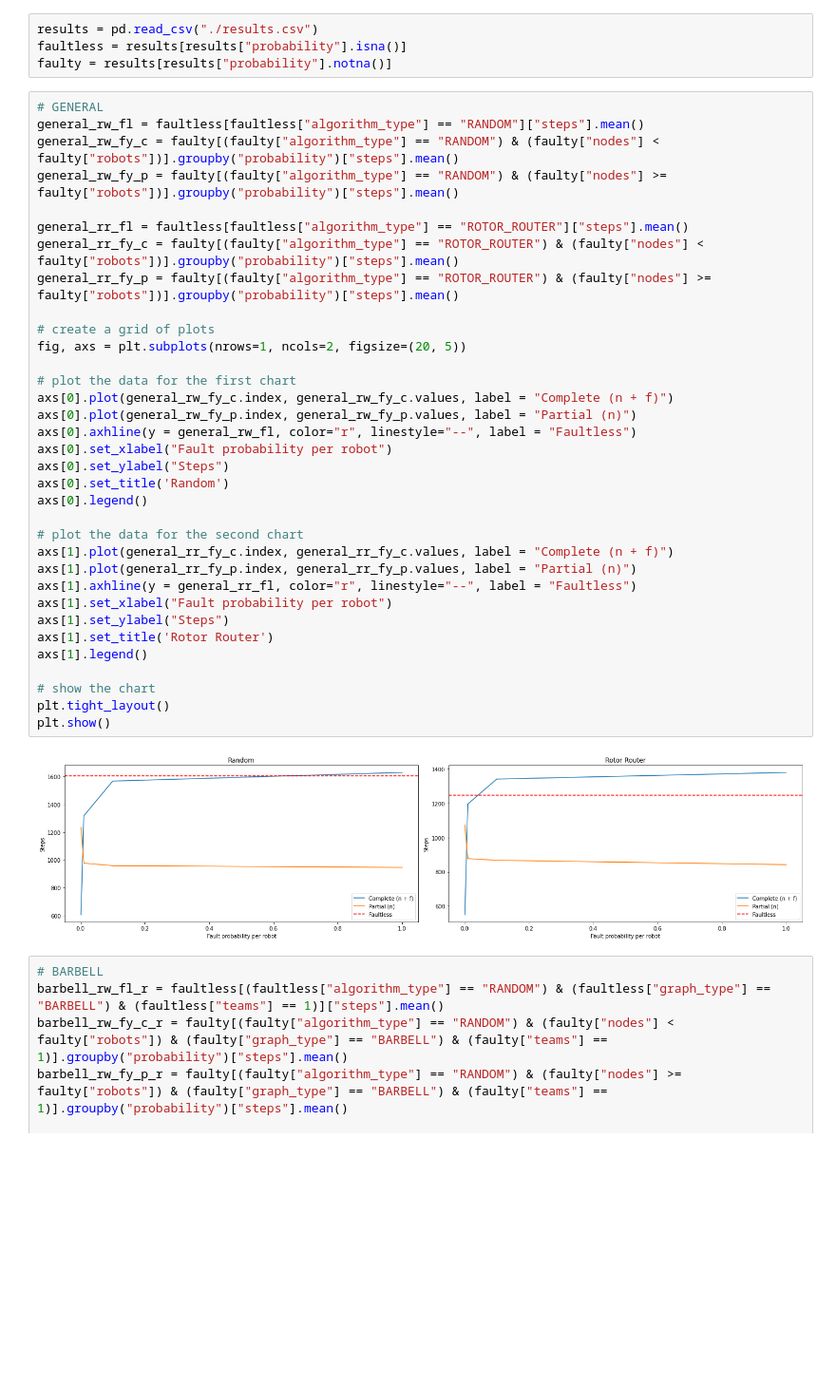
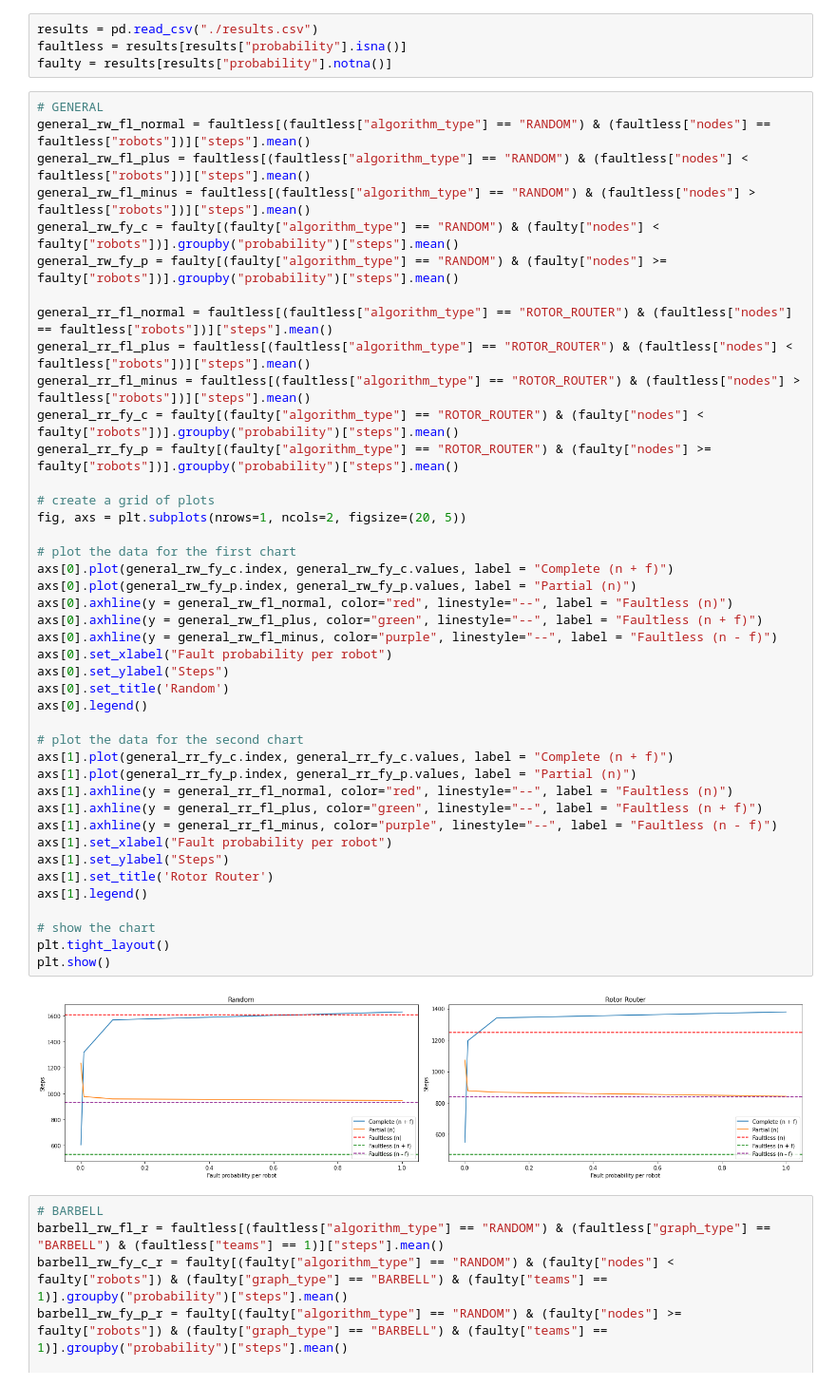
Before and after one commit to pukanszkypeter/fault-tolerant-dispersion, a Jupyter notebook: data/diagrams.ipynb, the cells around one changed output. Shown at 95% size. Saved outputs shown, nothing was run; the diff lists cells and outputs as text; blank space fills up the shorter version.

Commit message:
FTD-107: Results extended with more test types

```diff
--- a/data/diagrams.ipynb
+++ b/data/diagrams.ipynb
@@ -8,40 +8,48 @@ faultless = results[results["probability"].isna()]
 faulty = results[results["probability"].notna()]
 # %%
 # GENERAL
-general_rw_fl = faultless[faultless["algorithm_type"] == "RANDOM"]["steps"].mean()
+general_rw_fl_normal = faultless[(faultless["algorithm_type"] == "RANDOM") & (faultless["nodes"] == faultless["robots"])]["steps"].mean()
+general_rw_fl_plus = faultless[(faultless["algorithm_type"] == "RANDOM") & (faultless["nodes"] < faultless["robots"])]["steps"].mean()
+general_rw_fl_minus = faultless[(faultless["algorithm_type"] == "RANDOM") & (faultless["nodes"] > faultless["robots"])]["steps"].mean()
 general_rw_fy_c = faulty[(faulty["algorithm_type"] == "RANDOM") & (faulty["nodes"] < faulty["robots"])].groupby("probability")["steps"].mean()
 general_rw_fy_p = faulty[(faulty["algorithm_type"] == "RANDOM") & (faulty["nodes"] >= faulty["robots"])].groupby("probability")["steps"].mean()
 
-general_rr_fl = faultless[faultless["algorithm_type"] == "ROTOR_ROUTER"]["steps"].mean()
+general_rr_fl_normal = faultless[(faultless["algorithm_type"] == "ROTOR_ROUTER") & (faultless["nodes"] == faultless["robots"])]["steps"].mean()
+general_rr_fl_plus = faultless[(faultless["algorithm_type"] == "ROTOR_ROUTER") & (faultless["nodes"] < faultless["robots"])]["steps"].mean()
+general_rr_fl_minus = faultless[(faultless["algorithm_type"] == "ROTOR_ROUTER") & (faultless["nodes"] > faultless["robots"])]["steps"].mean()
 general_rr_fy_c = faulty[(faulty["algorithm_type"] == "ROTOR_ROUTER") & (faulty["nodes"] < faulty["robots"])].groupby("probability")["steps"].mean()
 general_rr_fy_p = faulty[(faulty["algorithm_type"] == "ROTOR_ROUTER") & (faulty["nodes"] >= faulty["robots"])].groupby("probability")["steps"].mean()
 
 # create a grid of plots
 fig, axs = plt.subplots(nrows=1, ncols=2, figsize=(20, 5))
 
 # plot the data for the first chart
 axs[0].plot(general_rw_fy_c.index, general_rw_fy_c.values, label = "Complete (n + f)")
 axs[0].plot(general_rw_fy_p.index, general_rw_fy_p.values, label = "Partial (n)")
-axs[0].axhline(y = general_rw_fl, color="r", linestyle="--", label = "Faultless")
+axs[0].axhline(y = general_rw_fl_normal, color="red", linestyle="--", label = "Faultless (n)")
+axs[0].axhline(y = general_rw_fl_plus, color="green", linestyle="--", label = "Faultless (n + f)")
+axs[0].axhline(y = general_rw_fl_minus, color="purple", linestyle="--", label = "Faultless (n - f)")
 axs[0].set_xlabel("Fault probability per robot")
 axs[0].set_ylabel("Steps")
 axs[0].set_title('Random')
 axs[0].legend()
 
 # plot the data for the second chart
 axs[1].plot(general_rr_fy_c.index, general_rr_fy_c.values, label = "Complete (n + f)")
 axs[1].plot(general_rr_fy_p.index, general_rr_fy_p.values, label = "Partial (n)")
-axs[1].axhline(y = general_rr_fl, color="r", linestyle="--", label = "Faultless")
+axs[1].axhline(y = general_rr_fl_normal, color="red", linestyle="--", label = "Faultless (n)")
+axs[1].axhline(y = general_rr_fl_plus, color="green", linestyle="--", label = "Faultless (n + f)")
+axs[1].axhline(y = general_rr_fl_minus, color="purple", linestyle="--", label = "Faultless (n - f)")
 axs[1].set_xlabel("Fault probability per robot")
 axs[1].set_ylabel("Steps")
 axs[1].set_title('Rotor Router')
 axs[1].legend()
 
 # show the chart
 plt.tight_layout()
 plt.show()
 # %% [output]
-[figure, old version]
+[figure, new version]
 # %%
 # BARBELL
 barbell_rw_fl_r = faultless[(faultless["algorithm_type"] == "RANDOM") & (faultless["graph_type"] == "BARBELL") & (faultless["teams"] == 1)]["steps"].mean()
```
Also changed, not shown: 5 other files.
